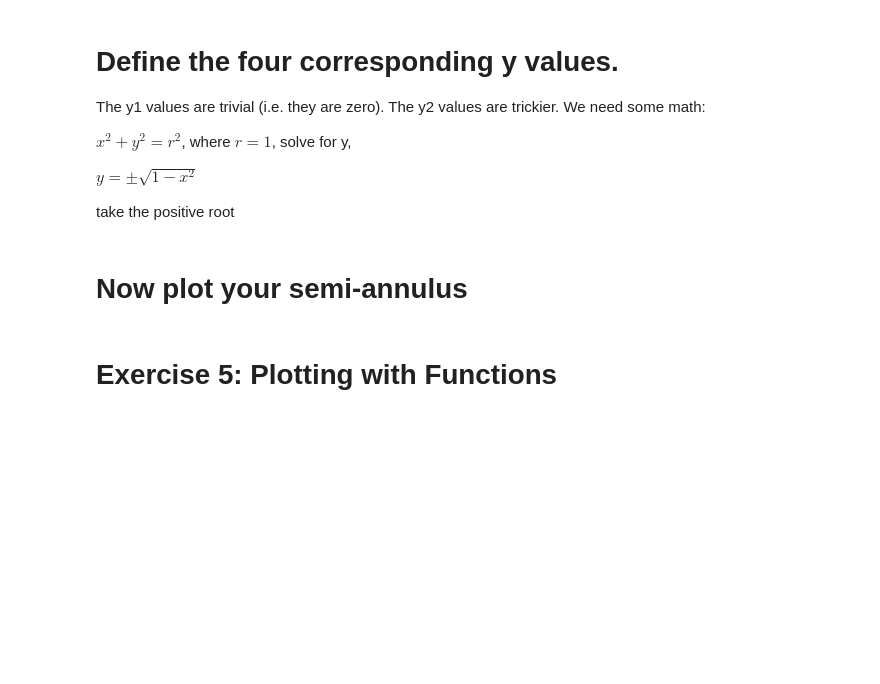
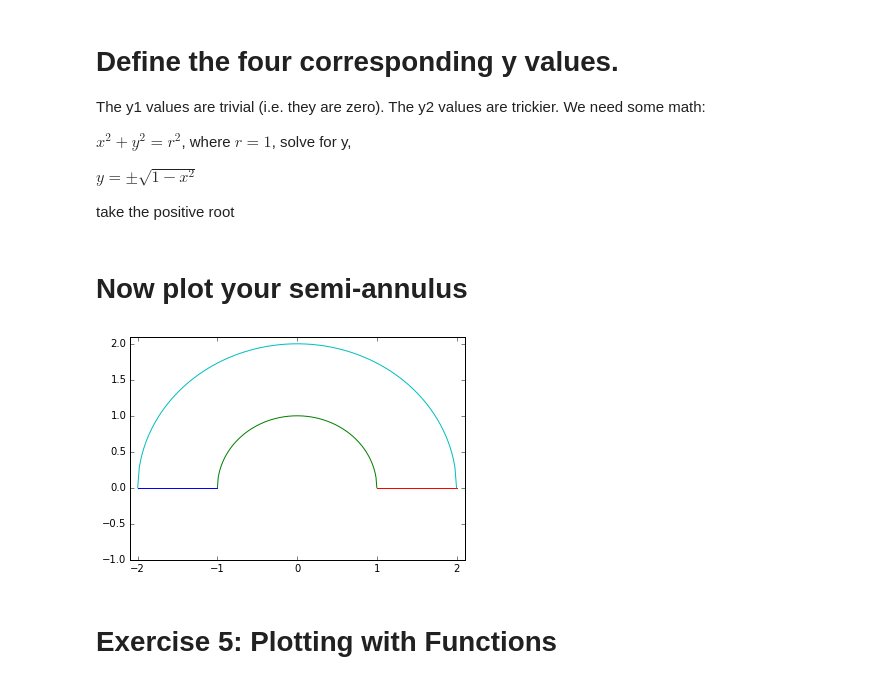
Before and after one commit to Ashardalon125/Weekly-Sessions, a Jupyter notebook: Weekly Session 2.ipynb, the cells around one changed output. Saved outputs shown, nothing was run; the diff lists cells and outputs as text; code cells hidden in the pictures; blank space fills up the shorter version.

```diff
--- a/Weekly Session 2.ipynb
+++ b/Weekly Session 2.ipynb
@@ -315,7 +315,8 @@ As the good problem solvers we are, break it up into little pieces.
 # %%
 x1=np.linspace(-2,-1,100)
 x2=np.linspace(-1,1,200)
-
+x3=np.linspace(1,2,100)
+x4=np.linspace(-2,2,200)
 #complete the code here
 # %% [markdown]
 # Define the four corresponding y values.
@@ -329,6 +330,8 @@ take the positive root
 # %%
 y1=np.zeros(100)
 y2=np.sqrt(1-x2**2)
+y3=np.zeros(100)
+y4=np.sqrt(4-x4**2)
 #enter your code here
 # %% [markdown]
 # Now plot your semi-annulus
@@ -337,3 +338,15 @@ y2=np.sqrt(1-x2**2)
+# %%
+#Enter your code here
+
+plt.plot(x1,y1)
+plt.plot(x2,y2)
+plt.plot(x3,y3)
+plt.plot(x4,y4)
+plt.xlim(-2.1,2.1)
+plt.ylim(-1,2.1)
+plt.show()
+# %% [output]
+[figure, added]
 # %% [markdown]
 # Exercise 5: Plotting with Functions
 # %% [markdown]
```
Also changed, not shown: parts of 11 cells of this notebook.
